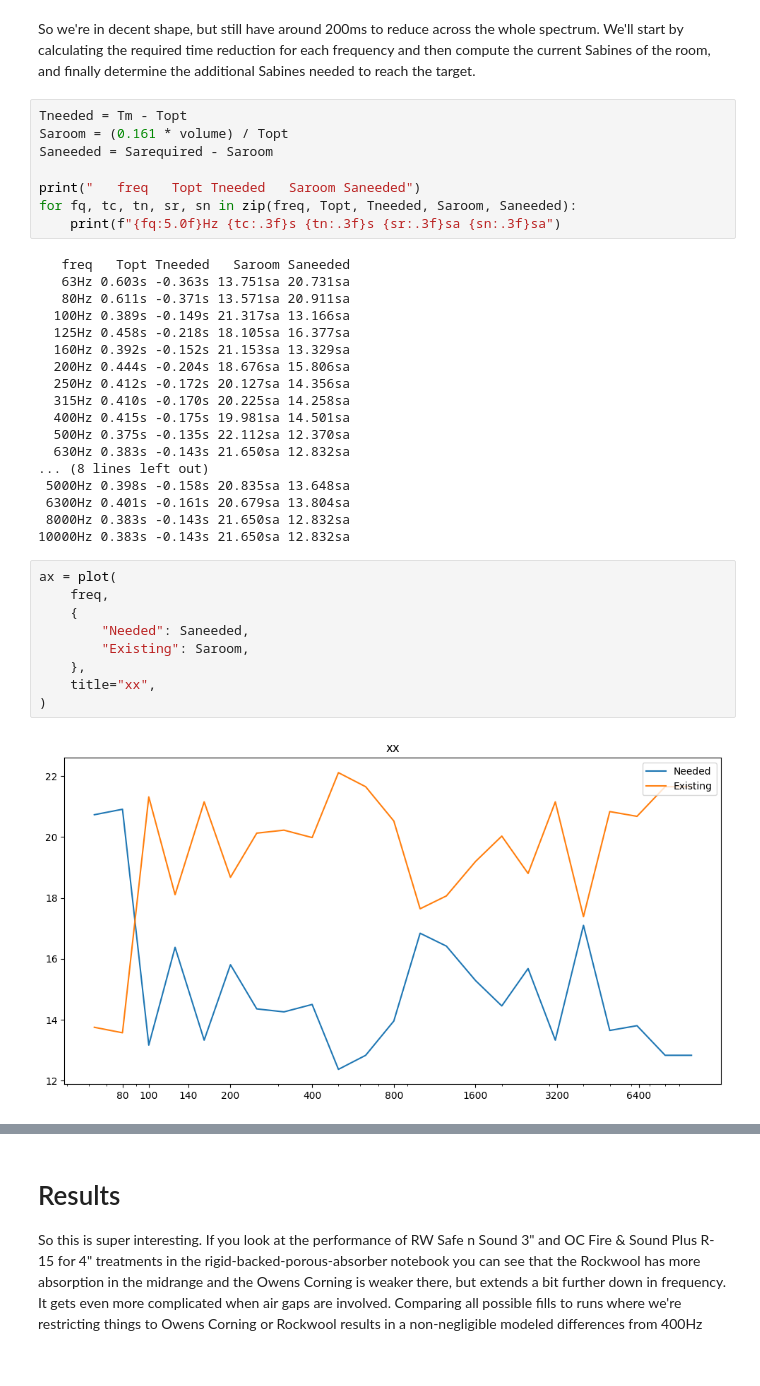
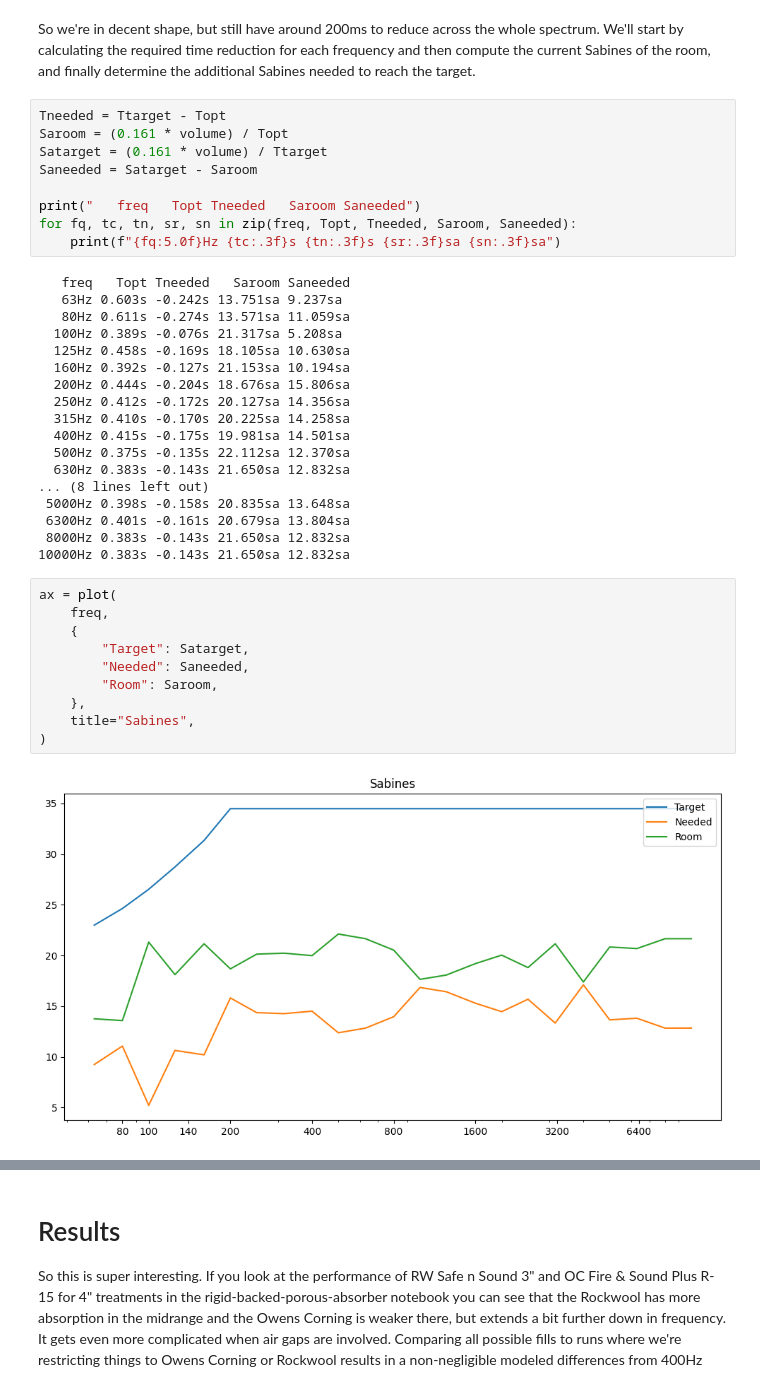
Before and after one commit to ross/acoustics, a Jupyter notebook: porous-absorbers/fitter.ipynb, the cells around one changed output, grey strips where cells are left out. Cells and saved outputs as stored; diff of their text form.

```diff
--- a/porous-absorbers/fitter.ipynb
+++ b/porous-absorbers/fitter.ipynb
@@ -73,20 +124,21 @@ None
 # %% [markdown]
 So we're in decent shape, but still have around 200ms to reduce across the whole spectrum. We'll start by calculating the required time reduction for each frequency and then compute the current Sabines of the room, and finally determine the additional Sabines needed to reach the target.
 # %%
-Tneeded = Tm - Topt
+Tneeded = Ttarget - Topt
 Saroom = (0.161 * volume) / Topt
-Saneeded = Sarequired - Saroom
+Satarget = (0.161 * volume) / Ttarget
+Saneeded = Satarget - Saroom
 
 print("   freq   Topt Tneeded   Saroom Saneeded")
 for fq, tc, tn, sr, sn in zip(freq, Topt, Tneeded, Saroom, Saneeded):
     print(f"{fq:5.0f}Hz {tc:.3f}s {tn:.3f}s {sr:.3f}sa {sn:.3f}sa")
 # %% [output]
    freq   Topt Tneeded   Saroom Saneeded
-   63Hz 0.603s -0.363s 13.751sa 20.731sa
-   80Hz 0.611s -0.371s 13.571sa 20.911sa
-  100Hz 0.389s -0.149s 21.317sa 13.166sa
-  125Hz 0.458s -0.218s 18.105sa 16.377sa
-  160Hz 0.392s -0.152s 21.153sa 13.329sa
+   63Hz 0.603s -0.242s 13.751sa 9.237sa
+   80Hz 0.611s -0.274s 13.571sa 11.059sa
+  100Hz 0.389s -0.076s 21.317sa 5.208sa
+  125Hz 0.458s -0.169s 18.105sa 10.630sa
+  160Hz 0.392s -0.127s 21.153sa 10.194sa
   200Hz 0.444s -0.204s 18.676sa 15.806sa
   250Hz 0.412s -0.172s 20.127sa 14.356sa
   315Hz 0.410s -0.170s 20.225sa 14.258sa
@@ -101,14 +153,15 @@ for fq, tc, tn, sr, sn in zip(freq, Topt, Tneeded, Saroom, Saneeded):
 # %%
 ax = plot(
     freq,
     {
+        "Target": Satarget,
         "Needed": Saneeded,
-        "Existing": Saroom,
+        "Room": Saroom,
     },
-    title="xx",
+    title="Sabines",
 )
 # %% [output]
-[figure, old version]
+[figure, new version]
 # %% [markdown]
 ## Treatment Options
 
```
Also changed, not shown: parts of 19 cells of this notebook, 3 other files.
